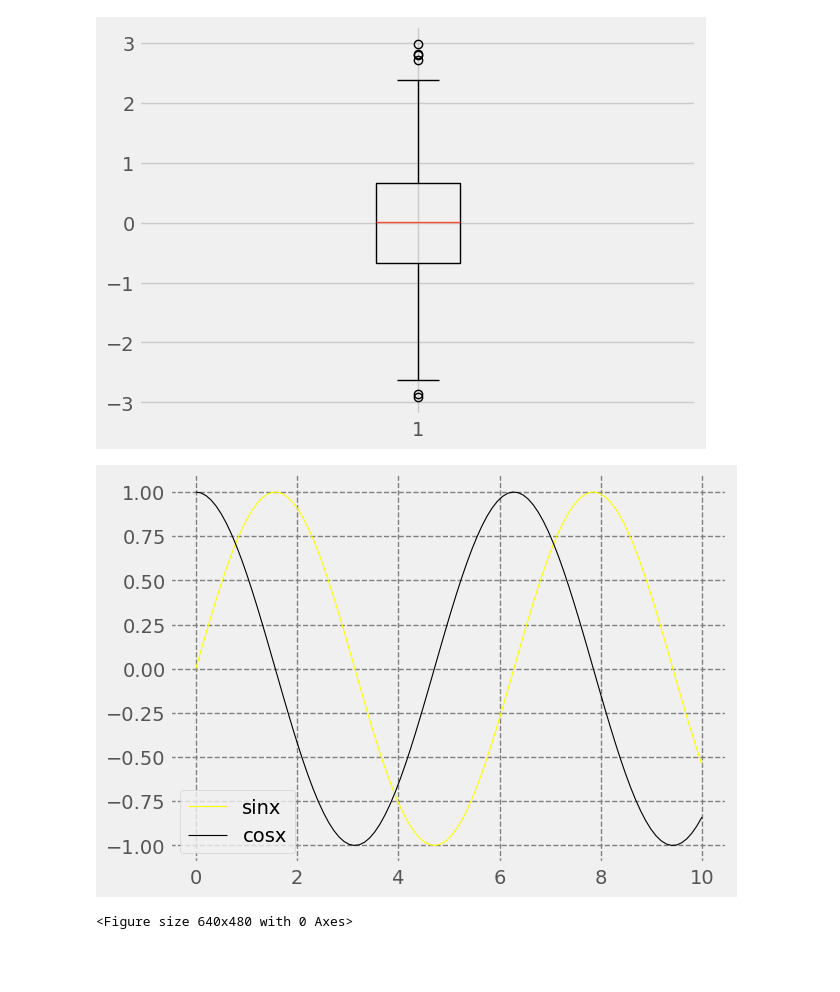
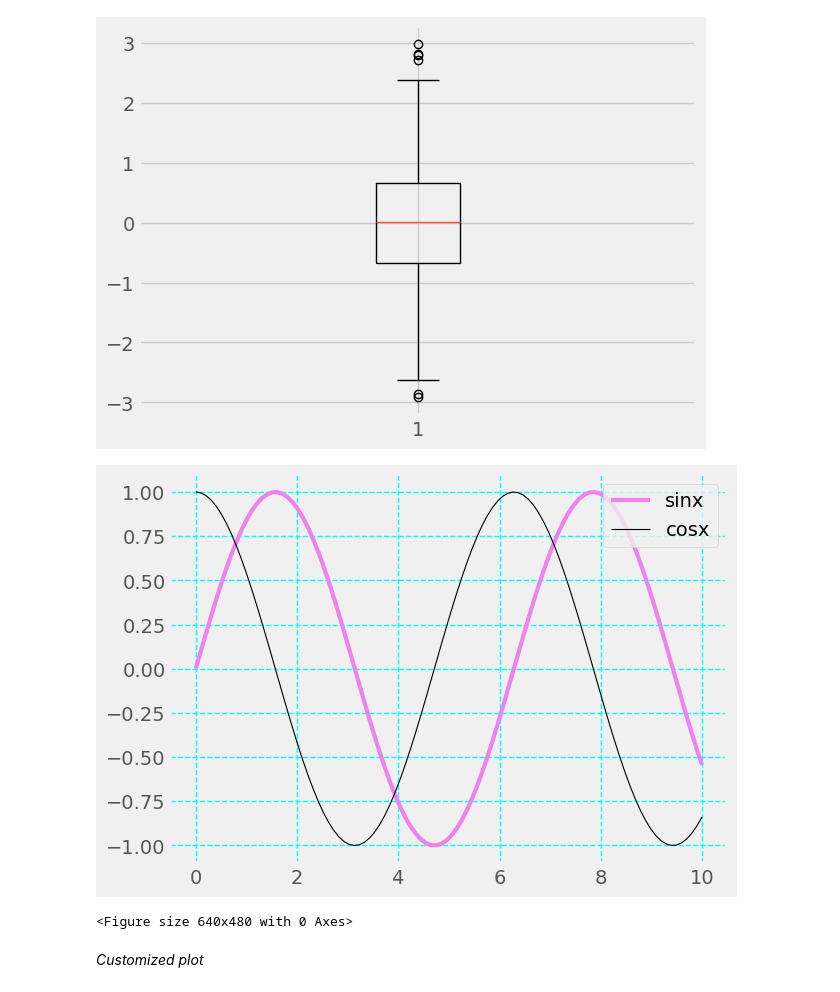
Before and after one commit to SilbaB/Data-School, a Jupyter notebook: matplotlib.ipynb, the cells around one changed output. Cells and saved outputs as stored; diff of their text form; code cells hidden in the pictures; blank space fills up the shorter version.

```diff
--- a/matplotlib.ipynb
+++ b/matplotlib.ipynb
@@ -57,3 +69,11 @@ plt.show()
 [figure]
 # %% [markdown]
 Histogram
+# %%
+teams=["Arsenal","Man City","Manchester","Liverpool"]
+points=[89,91,56,80]
+plt.style.use("fivethirtyeight")
+plt.figure(figsize=(7,5))
+plt.bar(teams,points,)
+plt.title("Premier leaque teams")
+plt.show()
@@ -146,13 +156,15 @@ plt.show()
 # %%
 x=np.linspace(0,10,100)
 y1=np.sin(x)
 y2=np.cos(x)
-plt.plot(x,y1,label="sinx",color="yellow",linewidth=0.8)
+plt.plot(x,y1,label="sinx",color="violet",linewidth=3)
 plt.plot(x,y2,color="black",label="cosx",linewidth=0.8)
-plt.grid(color="gray", linestyle="--")
-plt.legend()
+plt.grid(color="cyan", linestyle="--")
+plt.legend(loc='upper right')
 plt.show()
 plt.savefig("sin_cos_functions.png")
 # %% [output]
-[figure, old version]
+[figure, new version]
 <Figure size 640x480 with 0 Axes>
+# %% [markdown]
+*Customized plot*
```
Also changed, not shown: parts of 10 cells of this notebook.
